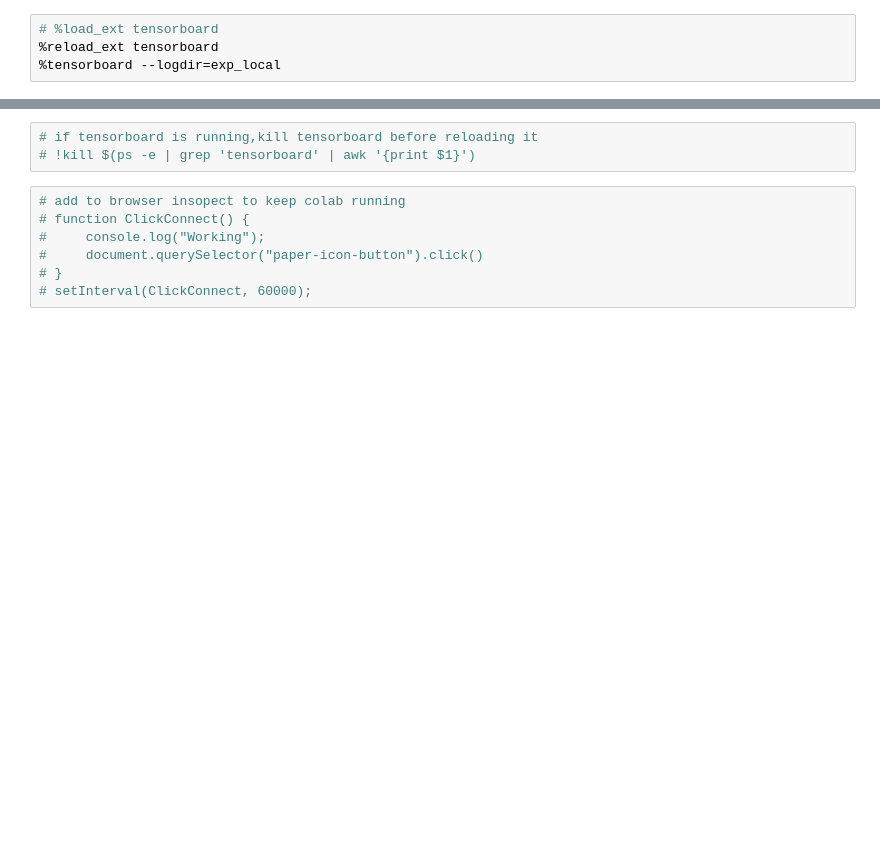
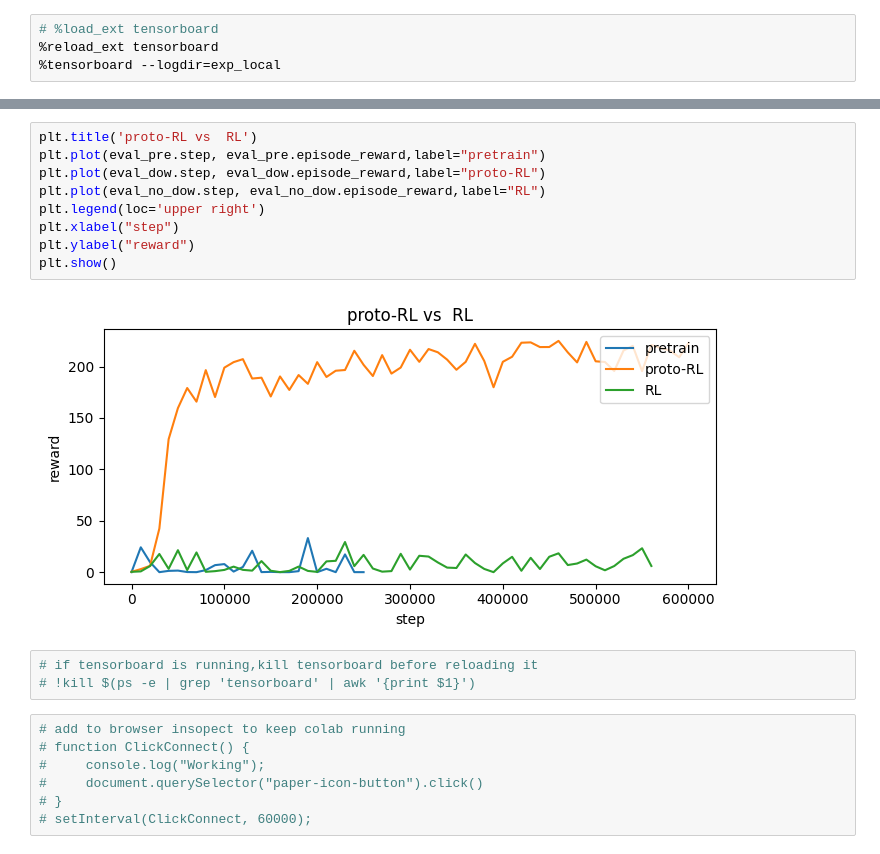
Before and after one commit to hkhnhan1994/KHMT_TTNT_PROTORL_TRAIN, a Jupyter notebook: train_TTNT_benchmark.ipynb, the cells around one changed output, grey strips where cells are left out. Saved outputs shown, nothing was run; the diff lists cells and outputs as text; blank space fills up the shorter version.

```diff
--- a/train_TTNT_benchmark.ipynb
+++ b/train_TTNT_benchmark.ipynb
@@ -75,3 +149,14 @@ Mounted at /content/gdrive
+# %%
+plt.title('proto-RL vs  RL')
+plt.plot(eval_pre.step, eval_pre.episode_reward,label="pretrain")
+plt.plot(eval_dow.step, eval_dow.episode_reward,label="proto-RL")
+plt.plot(eval_no_dow.step, eval_no_dow.episode_reward,label="RL")
+plt.legend(loc='upper right')
+plt.xlabel("step")
+plt.ylabel("reward")
+plt.show()
+# %% [output]
+[figure, added]
 # %%
 # if tensorboard is running,kill tensorboard before reloading it
 # !kill $(ps -e | grep 'tensorboard' | awk '{print $1}')
```
Also changed, not shown: parts of 8 cells of this notebook.
